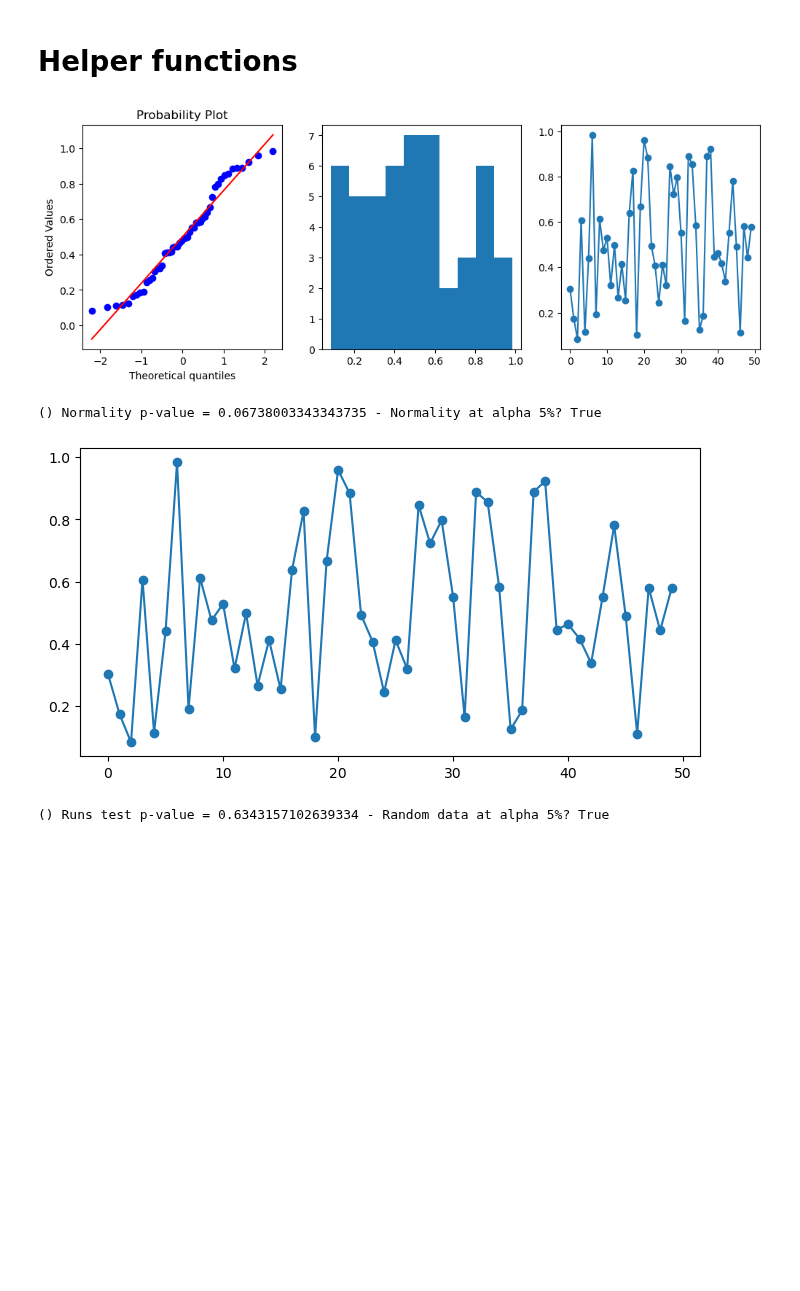
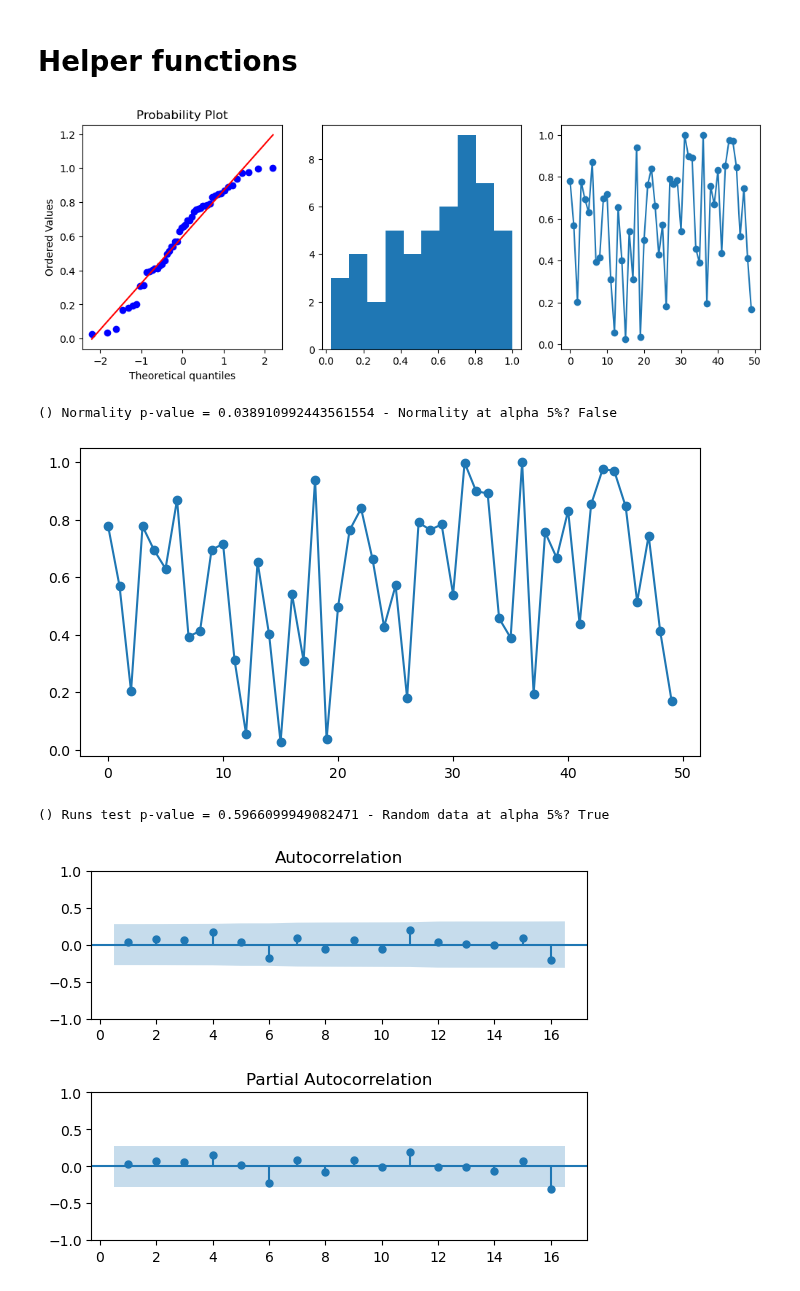
Before and after one commit to abylai11/qda-project, a Jupyter notebook: exam_notebook.ipynb, the cells around one changed output. Cells and saved outputs as stored; diff of their text form; code cells hidden in the pictures; blank space fills up the shorter version.

Commit message:
added autocorrelation

```diff
--- a/exam_notebook.ipynb
+++ b/exam_notebook.ipynb
@@ -55,12 +55,21 @@ def check_randomness(data_points, title="",plotto=0):
 		plt.show()
 	_, pval_runs = runstest_1samp(data_points, correction=False)
 	print(f'({title}) Runs test p-value = {pval_runs} - Random data at alpha 5%? {pval_runs>0.05}')
+# %%
+def check_autocorrelation(data_points):
+	fig, ax = plt.subplots(2, 1)
+	sgt.plot_acf(data_points, lags = int(len(data_points)/3), zero=False, ax=ax[0])
+	fig.subplots_adjust(hspace=0.5)
+	sgt.plot_pacf(data_points, lags = int(len(data_points)/3), zero=False, ax=ax[1], method = 'ywm')
+	plt.show()
 # %%
 vals = np.random.rand(50)
 check_gaussianity(vals,title="",plotto=1)
 check_randomness(vals,plotto=1)
+check_autocorrelation(vals)
 # %% [output]
-[figure, old version]
+[figure, new version]
-() Normality p-value = 0.06738003343343735 - Normality at alpha 5%? True
+() Normality p-value = 0.038910992443561554 - Normality at alpha 5%? False
-[figure, old version]
+[figure, new version]
-() Runs test p-value = 0.6343157102639334 - Random data at alpha 5%? True
+() Runs test p-value = 0.5966099949082471 - Random data at alpha 5%? True
+[figure, added]
```
